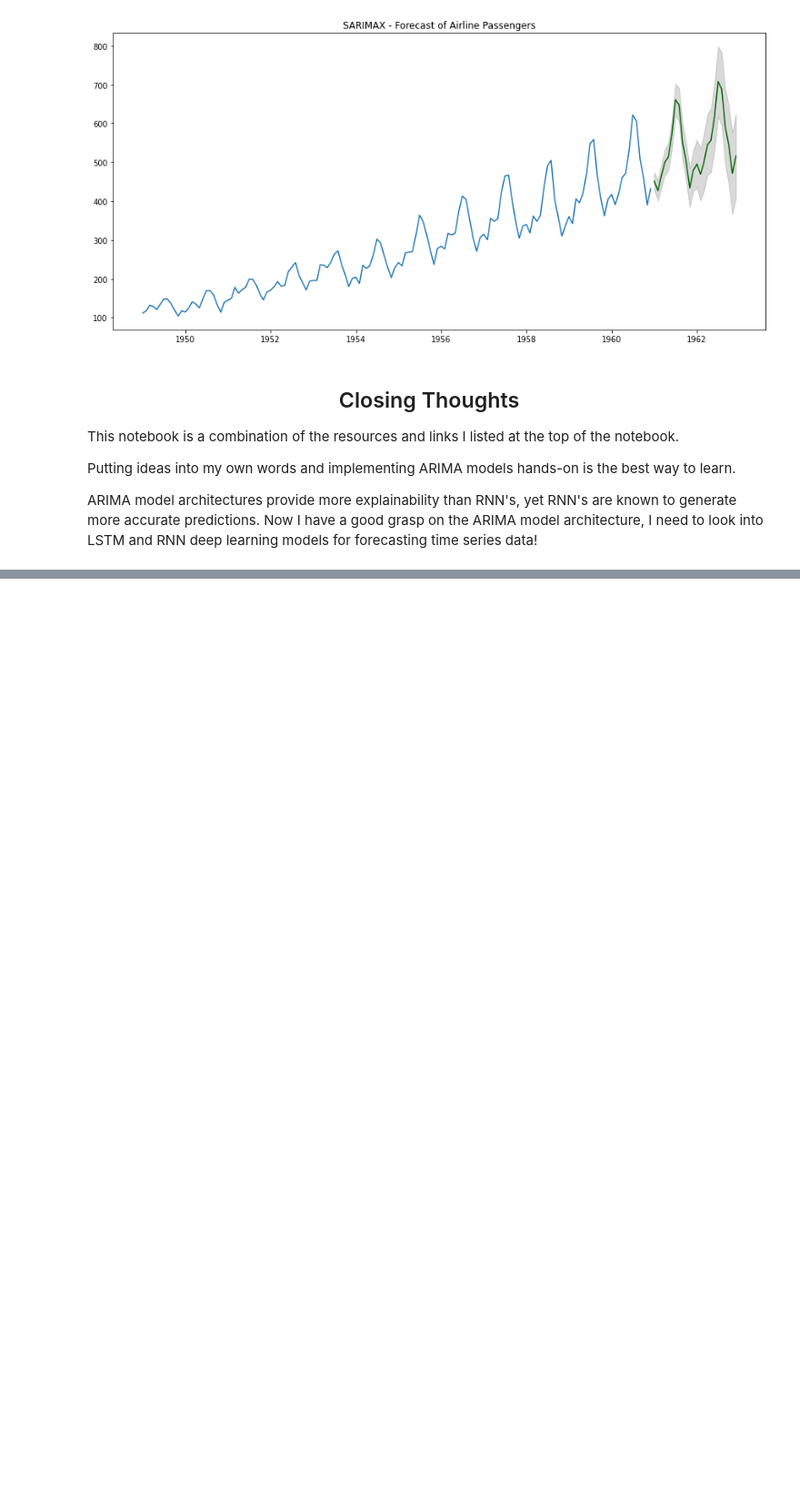
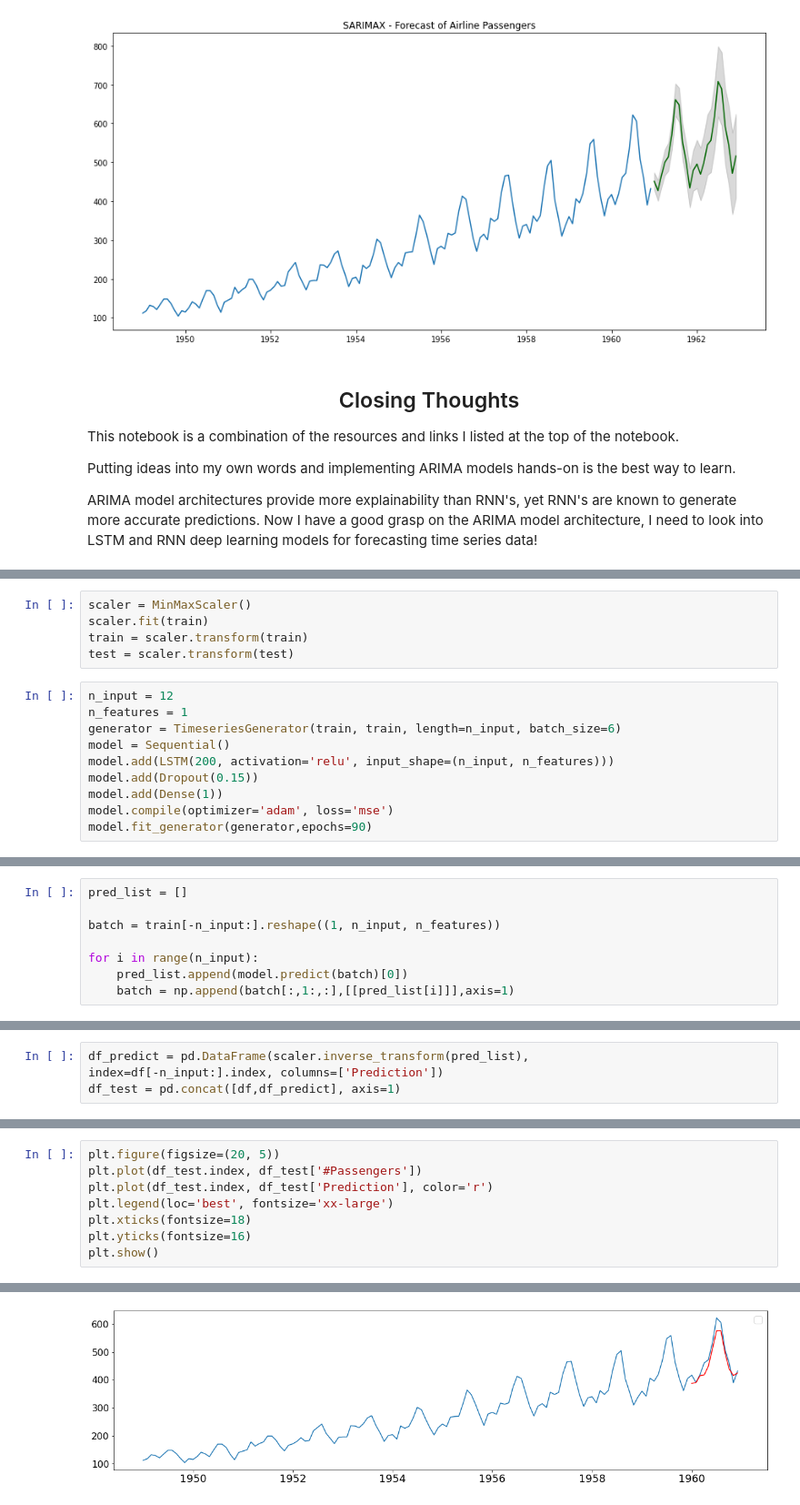
Before and after one commit to kungfumas/aplikasi-deep-learning, a Jupyter notebook: code/time-series-forecasting-w-arima-sarima.ipynb, the cells around one changed output, grey strips where cells are left out. Shown at 91% size. Drawn from its saved outputs; the diff is of its cells as text; blank space fills up the shorter version.

```diff
--- a/code/time-series-forecasting-w-arima-sarima.ipynb
+++ b/code/time-series-forecasting-w-arima-sarima.ipynb
@@ -519,0 +577,15 @@ ARIMA model architectures provide more explainability than RNN's, yet RNN's are
+# %%
+scaler = MinMaxScaler()
+scaler.fit(train)
+train = scaler.transform(train)
+test = scaler.transform(test)
+# %%
+n_input = 12
+n_features = 1
+generator = TimeseriesGenerator(train, train, length=n_input, batch_size=6)
+model = Sequential()
+model.add(LSTM(200, activation='relu', input_shape=(n_input, n_features)))
+model.add(Dropout(0.15))
+model.add(Dense(1))
+model.compile(optimizer='adam', loss='mse')
+model.fit_generator(generator,epochs=90)
@@ -519,0 +611,8 @@ ARIMA model architectures provide more explainability than RNN's, yet RNN's are
+# %%
+pred_list = []
+
+batch = train[-n_input:].reshape((1, n_input, n_features))
+
+for i in range(n_input):
+    pred_list.append(model.predict(batch)[0])
+    batch = np.append(batch[:,1:,:],[[pred_list[i]]],axis=1)
@@ -519,0 +632,3 @@ ARIMA model architectures provide more explainability than RNN's, yet RNN's are
+# %%
+df_predict = pd.DataFrame(scaler.inverse_transform(pred_list),                           index=df[-n_input:].index, columns=['Prediction'])
+df_test = pd.concat([df,df_predict], axis=1)
@@ -519,0 +652,9 @@ ARIMA model architectures provide more explainability than RNN's, yet RNN's are
+# %%
+plt.figure(figsize=(20, 5))
+plt.plot(df_test.index, df_test['#Passengers'])
+plt.plot(df_test.index, df_test['Prediction'], color='r')
+plt.legend(loc='best', fontsize='xx-large')
+plt.xticks(fontsize=18)
+plt.yticks(fontsize=16)
+plt.show()
+# %% [output]
@@ -519,0 +662 @@ ARIMA model architectures provide more explainability than RNN's, yet RNN's are
+[figure, added]
```
Also changed, not shown: parts of 22 cells of this notebook.
